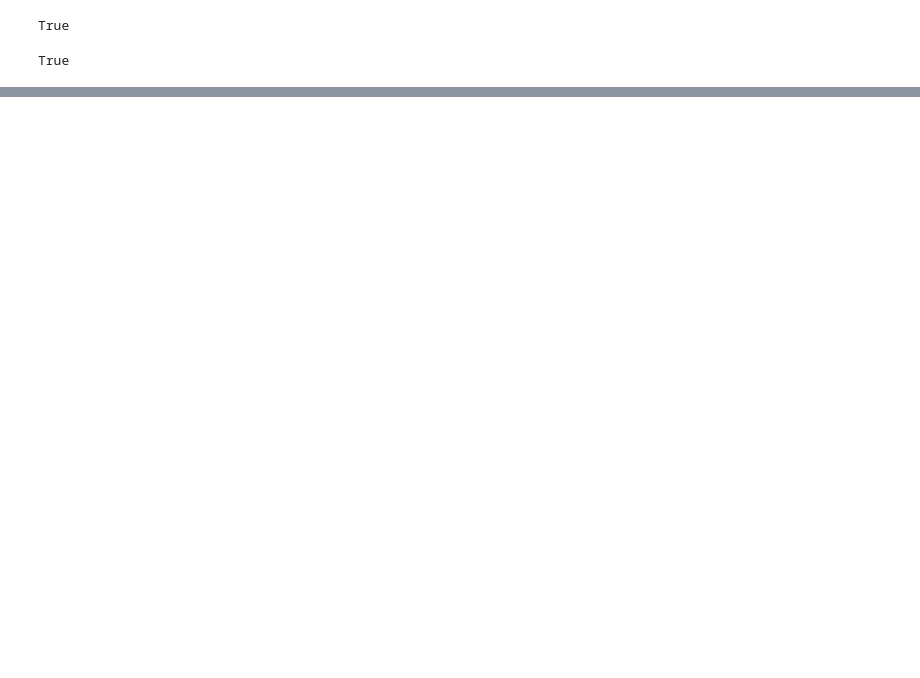
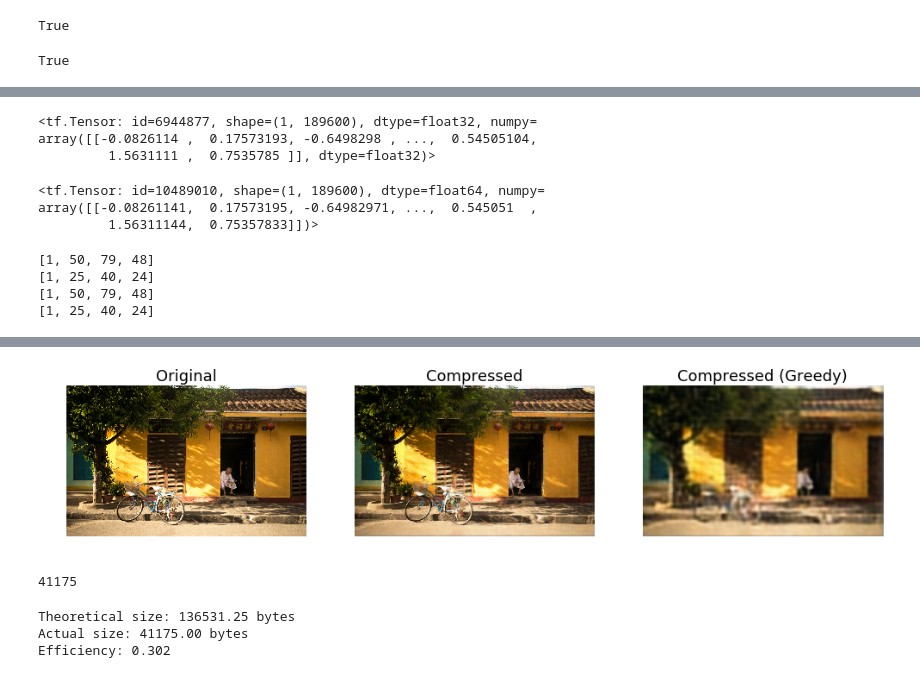
Before and after one commit to gergely-flamich/miracle-compression, a Jupyter notebook: code/clic/Compression.ipynb, the cells around one changed output, grey strips where cells are left out. Cells and saved outputs as stored; diff of their text form; code cells hidden in the pictures; blank space fills up the shorter version.

Commit message:
Miguel's method works (albeit badly for now)

```diff
--- a/code/clic/Compression.ipynb
+++ b/code/clic/Compression.ipynb
@@ -61,7 +73,7 @@ new_ladder_smaller_latent_space
 # %%
 model_key="ladder"
-model_dir="/scratch/gf332/miracle-models/ladder_48_24_learn_log_gamma_1_beta/"
-config_path="/homes/gf332/miracle-compession/config/clic/ladder/ladder_48_24_learn_log_gamma_1_beta.json"
+model_dir="/scratch/gf332/miracle-models/ladder_48_24_residual/"
+config_path="/homes/gf332/miracle-compession/config/clic/ladder/ladder_48_24_residual.json"
 is_training=False
 
 # ==========================================================================
@@ -1264,0 +1113,10 @@ True
+# %%
+valid_image_dir = "/scratch/gf332/datasets/miracle_image_compression/valid"
+valid_image_paths = glob.glob(valid_image_dir + "/*.png")
+
+with tf.device("CPU:0"):
+
+    train_img_1 = load_and_process_image(valid_image_paths[4])
+    latents = vae.encode(tf.convert_to_tensor(train_img_1[None, ...]))
+
+    res = vae.decode(latents)
@@ -1264,0 +1171,12 @@ True
+# %%
+s2
+# %% [output]
+<tf.Tensor: id=6944877, shape=(1, 189600), dtype=float32, numpy=
+array([[-0.0826114 ,  0.17573193, -0.6498298 , ...,  0.54505104,
+         1.5631111 ,  0.7535785 ]], dtype=float32)>
+# %%
+s2_
+# %% [output]
+<tf.Tensor: id=10489010, shape=(1, 189600), dtype=float64, numpy=
+array([[-0.08261141,  0.17573195, -0.64982971, ...,  0.545051  ,
+         1.56311144,  0.75357833]])>
@@ -1264,0 +1186,30 @@ True
+# %%
+print(s2_r.shape.as_list())
+print(s1_r.shape.as_list())
+print(vae.latent_posteriors[0].sample().shape.as_list())
+print(vae.latent_posteriors[1].sample().shape.as_list())
+# %% [output]
+[1, 50, 79, 48]
+[1, 25, 40, 24]
+[1, 50, 79, 48]
+[1, 25, 40, 24]
+# %%
+#reconstruction = vae.decode((s1_r, s2_r))
+
+plt.figure(figsize=(17, 8))
+plt.subplot(131)
+plt.imshow(tf.squeeze(train_img_1).numpy())
+plt.title("Original", fontsize=18)
+plt.axis("off")
+
+plt.subplot(132)
+plt.title("Compressed", fontsize=18)
+plt.imshow(tf.squeeze(res).numpy())
+plt.axis("off")
+
+plt.subplot(133)
+plt.title("Compressed (Greedy)", fontsize=18)
+plt.imshow(tf.squeeze(reconstruction).numpy())
+plt.axis("off")
+plt.show()
+# %% [output]
@@ -1264,0 +1233,18 @@ True
+[figure, added]
+# %%
+write_bin_code(c1 + c2, "miguel.miracle")
+# %% [output]
+41175
+# %%
+total_kl = np.sum(list(map(tf.reduce_sum, vae.kl_divergence)))
+
+theoretical_byte_size = np.ceil(total_kl + 2 * np.log(total_kl + 1)) / np.log(2) / 8
+actual = os.path.getsize("miguel.miracle")
+
+print("Theoretical size: {:.2f} bytes".format(theoretical_byte_size))
+print("Actual size: {:.2f} bytes".format(actual))
+print("Efficiency: {:.3f}".format(actual / theoretical_byte_size))
+# %% [output]
+Theoretical size: 136531.25 bytes
+Actual size: 41175.00 bytes
+Efficiency: 0.302
```
Also changed, not shown: parts of 16 cells of this notebook, 4 other files.
